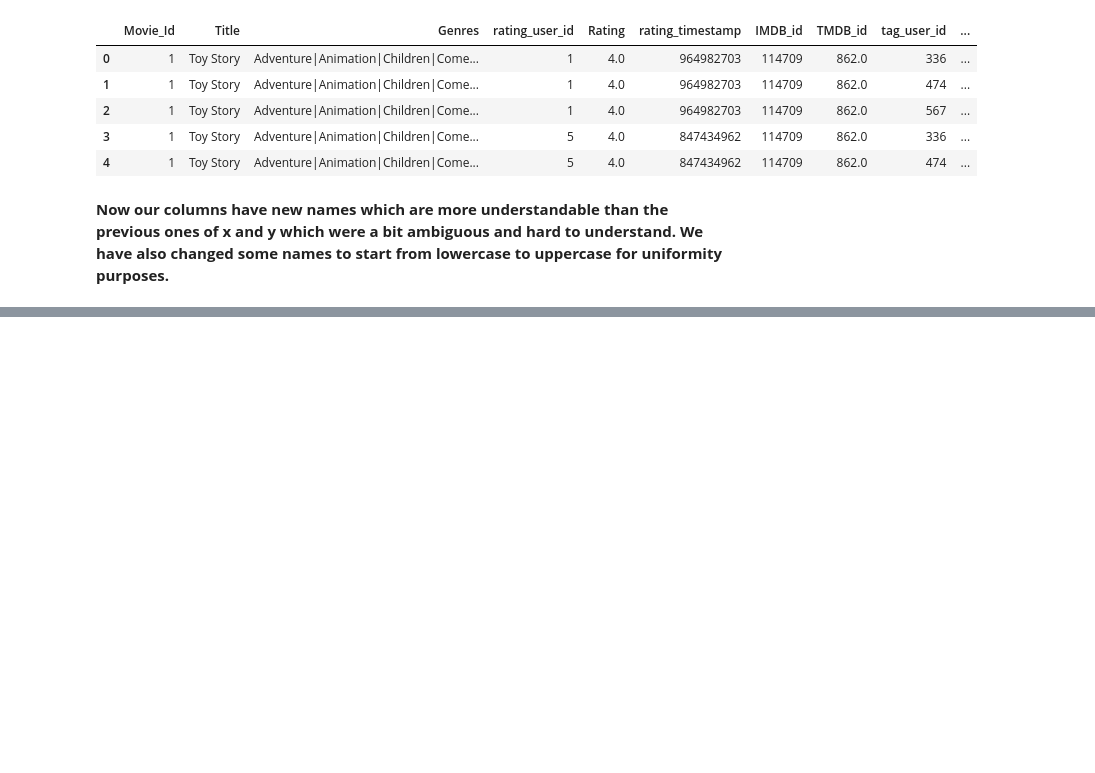
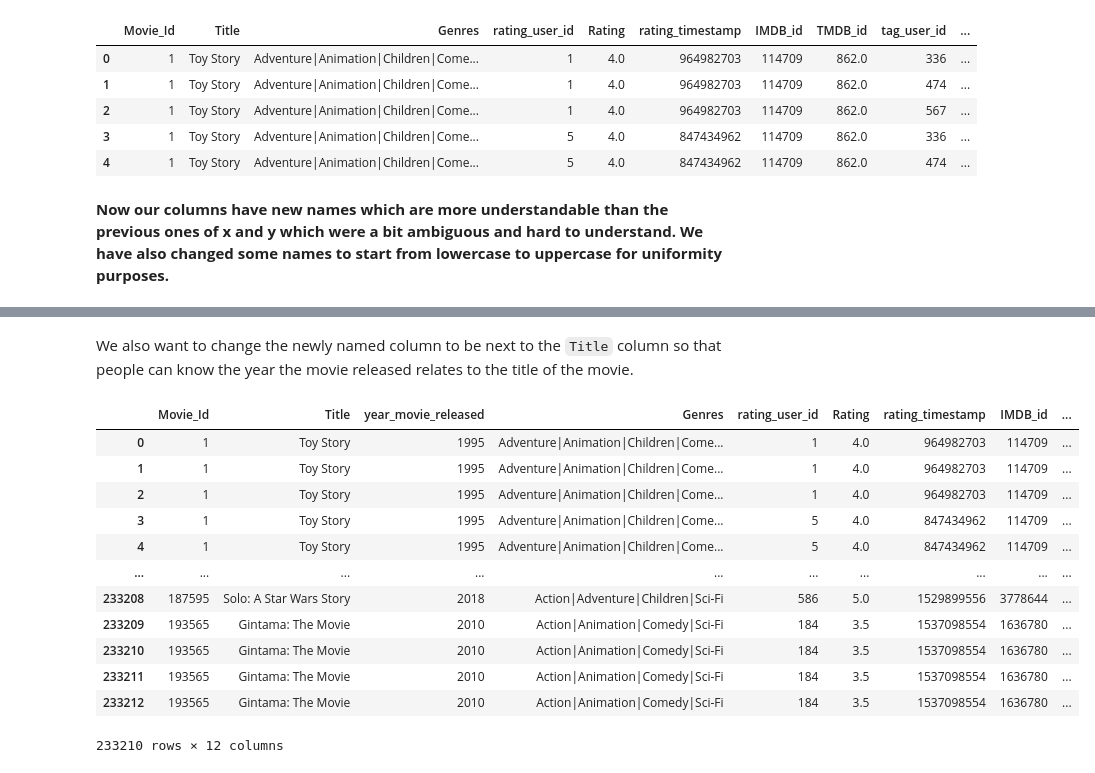
Before and after one commit to DennisWainaina/Movie-Recommendation-System-Project, a Jupyter notebook: index.ipynb, the cells around one changed output, grey strips where cells are left out. Cells and saved outputs as stored; diff of their text form; code cells hidden in the pictures; blank space fills up the shorter version.

Commit message:
Movie the position of the last column to be next to the 'title' column

```diff
--- a/index.ipynb
+++ b/index.ipynb
@@ -414,0 +417,6 @@ new_df.head()
+# %%
+# Changing name
+new_df.rename(columns={'Year': 'year_movie_released'}, inplace=True)
+
+# Seeing results
+new_df.head()
@@ -414,0 +430,31 @@ new_df.head()
+# %% [markdown]
+We also want to change the newly named column to be next to the `Title` column so that people can know the year the movie released relates to the title of the movie.
+# %%
+# Creating a copy to test
+copy_df = new_df.copy()
+
+# Create a new DataFrame with the desired column position
+new_position = 2  # Index where you want to move the column
+column_name = 'year_movie_released'  # Name of the column to move
+
+# Extract the column to move
+column_to_move = copy_df.pop(column_name)
+
+# Insert the column at the new position
+copy_df.insert(new_position, column_name, column_to_move)
+
+copy_df
+# %% [output]
+|  | Movie_Id | Title | year_movie_released | Genres | rating_user_id | Rating | rating_timestamp | IMDB_id | ... |
+| 0 | 1 | Toy Story | 1995 | Adventure|Animation|Children|Come... | 1 | 4.0 | 964982703 | 114709 | ... |
+| 1 | 1 | Toy Story | 1995 | Adventure|Animation|Children|Come... | 1 | 4.0 | 964982703 | 114709 | ... |
+| 2 | 1 | Toy Story | 1995 | Adventure|Animation|Children|Come... | 1 | 4.0 | 964982703 | 114709 | ... |
+| 3 | 1 | Toy Story | 1995 | Adventure|Animation|Children|Come... | 5 | 4.0 | 847434962 | 114709 | ... |
+| 4 | 1 | Toy Story | 1995 | Adventure|Animation|Children|Come... | 5 | 4.0 | 847434962 | 114709 | ... |
+| ... | ... | ... | ... | ... | ... | ... | ... | ... | ... |
+| 233208 | 187595 | Solo: A Star Wars Story | 2018 | Action|Adventure|Children|Sci-Fi | 586 | 5.0 | 1529899556 | 3778644 | ... |
+| 233209 | 193565 | Gintama: The Movie | 2010 | Action|Animation|Comedy|Sci-Fi | 184 | 3.5 | 1537098554 | 1636780 | ... |
+| 233210 | 193565 | Gintama: The Movie | 2010 | Action|Animation|Comedy|Sci-Fi | 184 | 3.5 | 1537098554 | 1636780 | ... |
+| 233211 | 193565 | Gintama: The Movie | 2010 | Action|Animation|Comedy|Sci-Fi | 184 | 3.5 | 1537098554 | 1636780 | ... |
+| 233212 | 193565 | Gintama: The Movie | 2010 | Action|Animation|Comedy|Sci-Fi | 184 | 3.5 | 1537098554 | 1636780 | ... |
+233210 rows × 12 columns
```
Also changed, not shown: parts of 4 cells of this notebook.
